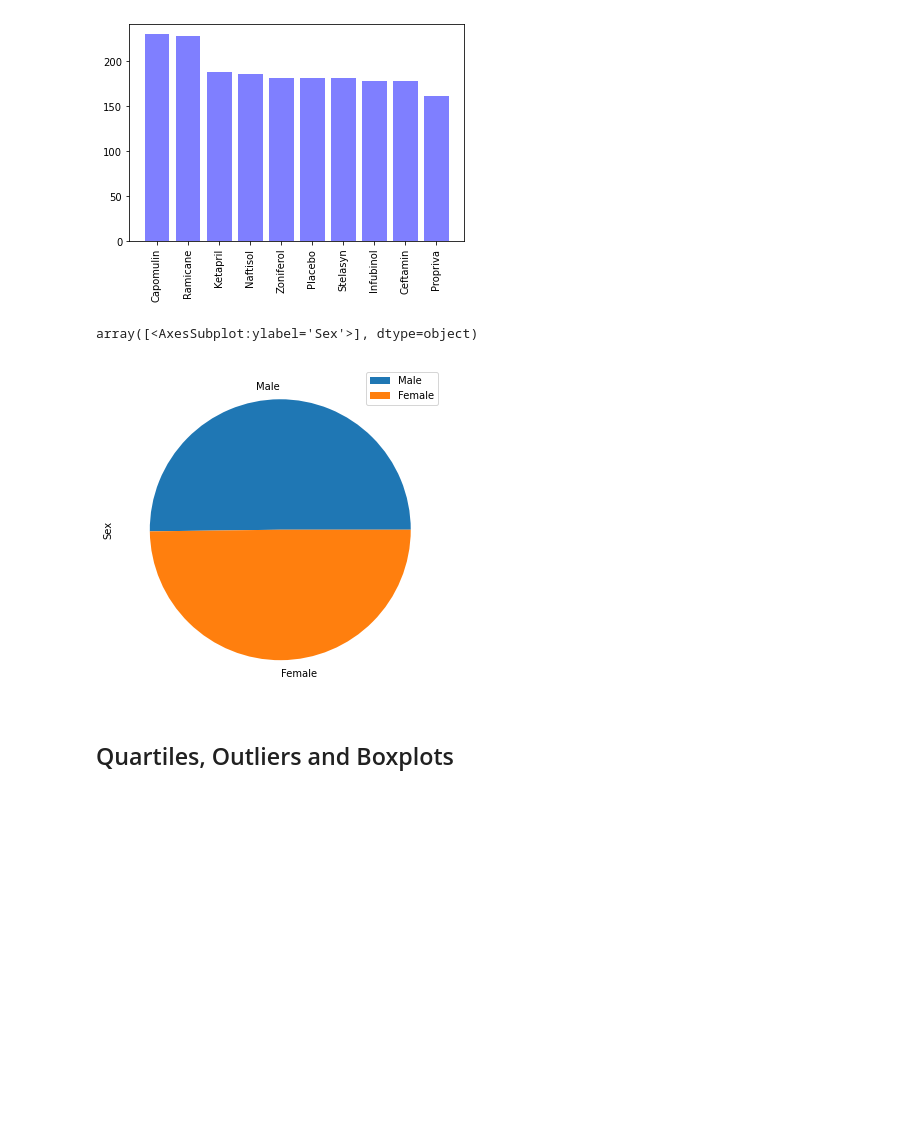
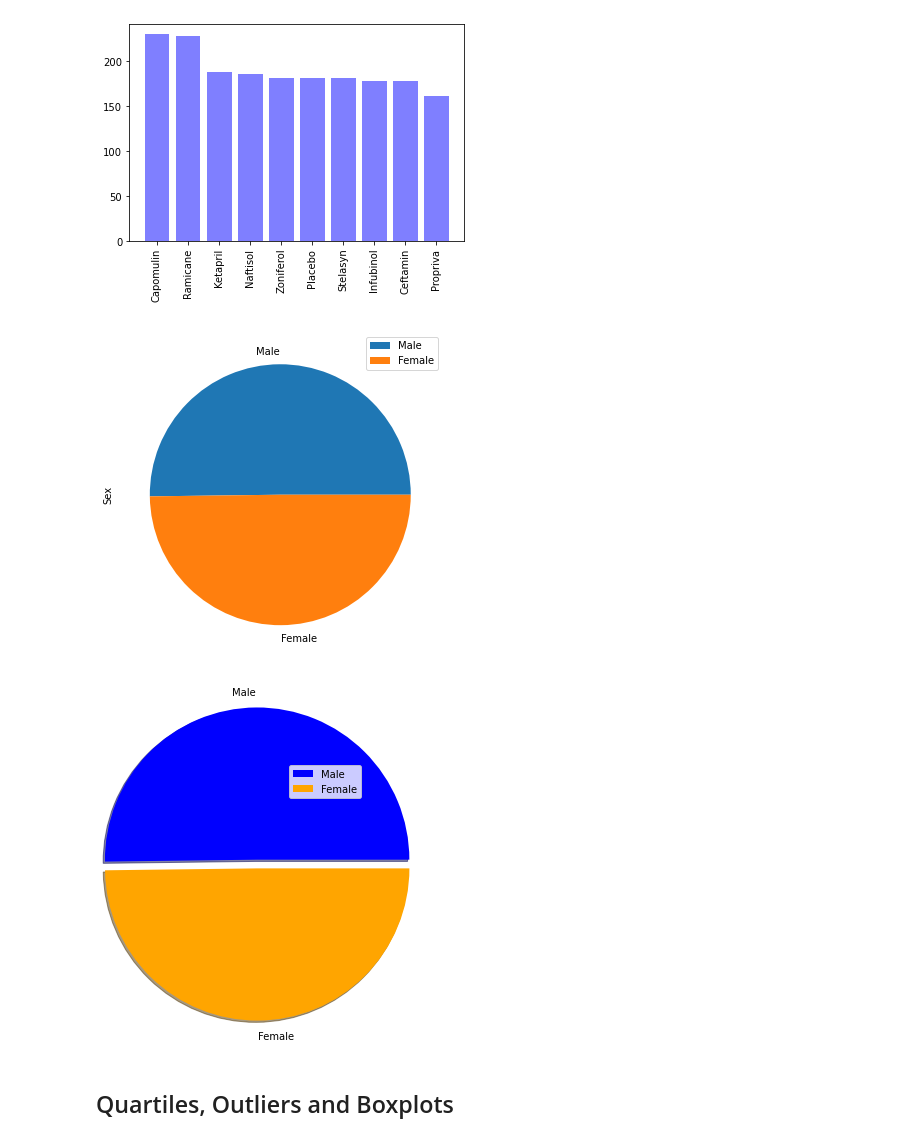
Before and after one commit to lmodenbach/matplotlib-challenge, a Jupyter notebook: pymaceuticals_starter.ipynb, the cells around one changed output. Drawn from its saved outputs; the diff is of its cells as text; code cells hidden in the pictures; blank space fills up the shorter version.

Commit message:
finished pyplot pie chart

```diff
--- a/pymaceuticals_starter.ipynb
+++ b/pymaceuticals_starter.ipynb
@@ -187,7 +187,6 @@ plt.bar(x_axis, y_axis, color='blue', alpha=0.5, align='center')
 #generate a pie plot showing the distribution of female versus male mice using pandas
 
 pie_plot_df = pd.DataFrame(study_data_clean['Sex'].value_counts())
-pie_plot_df.plot.pie(subplots=True, figsize=(6, 6))
+plot = pie_plot_df.plot.pie(subplots=True, figsize=(6, 6))
 # %% [output]
-array([<AxesSubplot:ylabel='Sex'>], dtype=object)
 [figure]
@@ -196,3 +193,20 @@ array([<AxesSubplot:ylabel='Sex'>], dtype=object)
+# %%
+#generate a pie plot showing the distribution of female versus male mice using pyplot
+#exploding and shadowing by larger value for fun
+
+values = study_data_clean['Sex'].value_counts()
+labels = study_data_clean['Sex'].value_counts().keys()
+colors = ['blue', 'orange']
+explode = [0.1, 0]
+
+
+plt.pie(values, explode=explode, labels=labels, colors=colors,
+        shadow=True, radius=1.75)
+plt.legend(study_data_clean['Sex'].value_counts().keys())
+plt.legend(loc='best')
+plt.show()
+# %% [output]
+[figure, added]
 # %% [markdown]
 ## Quartiles, Outliers and Boxplots
 # %%
```
Also changed, not shown: parts of 1 cell of this notebook.
